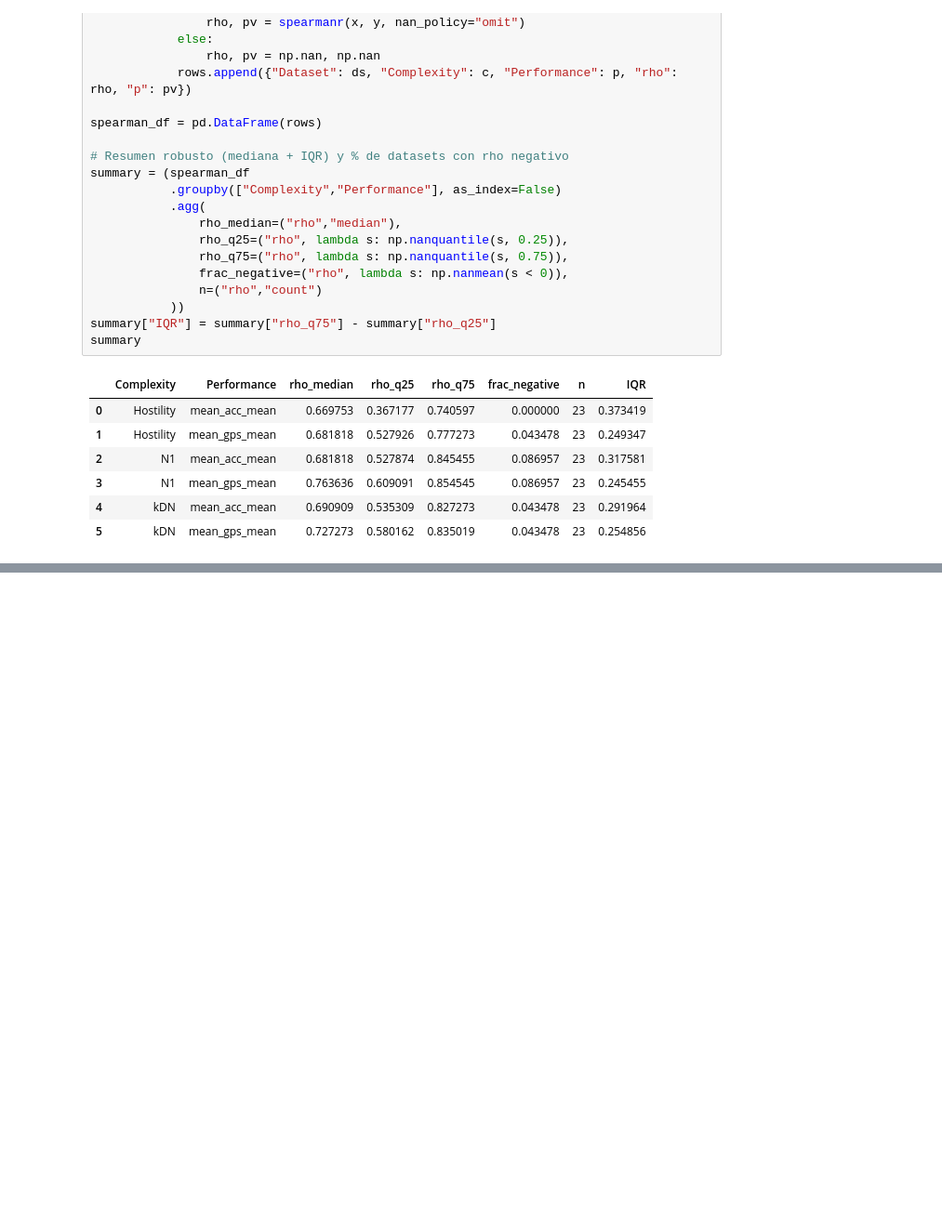
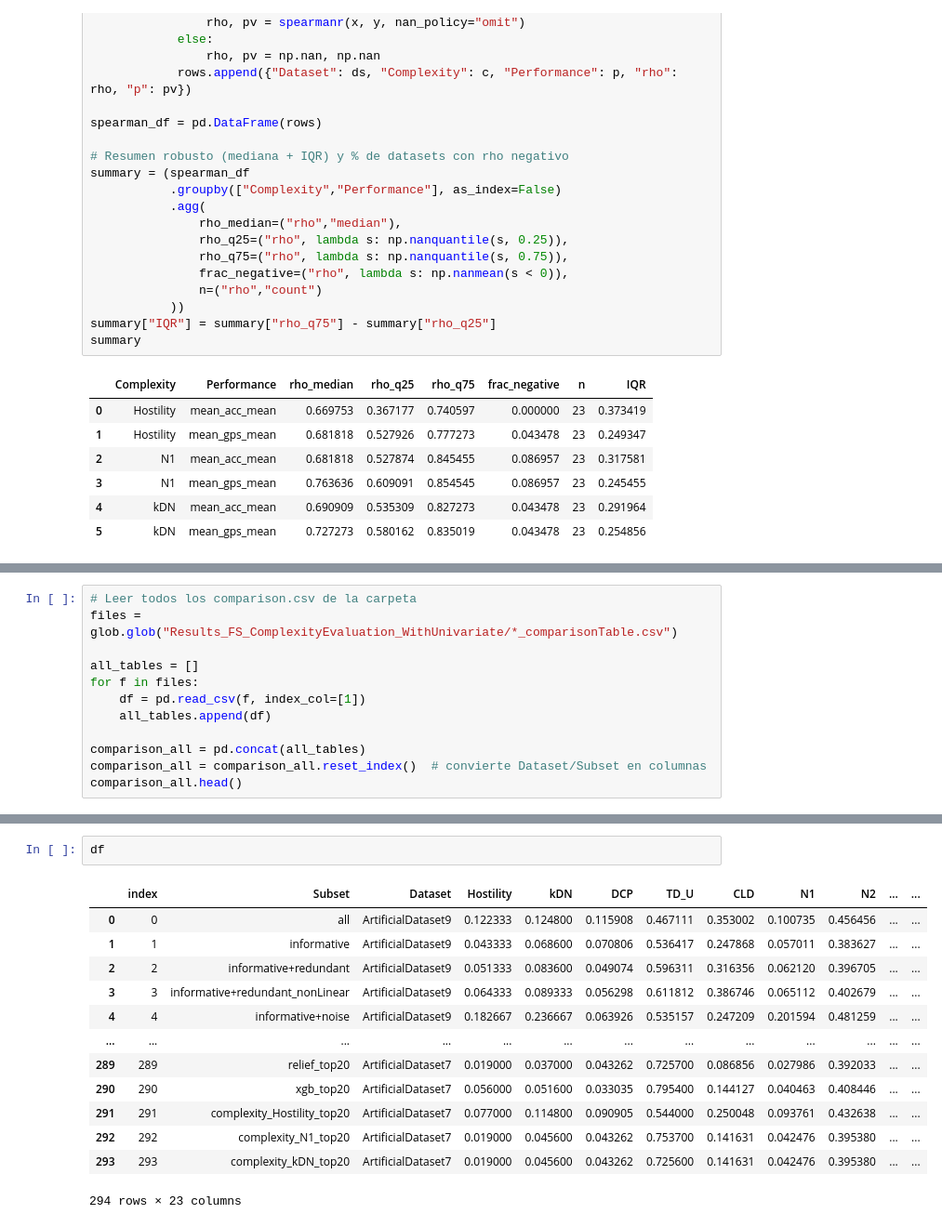
Before and after one commit to carmenlancho/FeatureSelection_Complexity, a Jupyter notebook: Notebooks/ResultadosIDEAL"026.ipynb, the cells around one changed output, grey strips where cells are left out. Shown at 93% size. Cells and saved outputs as stored; diff of their text form; blank space fills up the shorter version.

Commit message:
resultados con la versión univariante

```diff
--- a/Notebooks/ResultadosIDEAL"026.ipynb
+++ b/Notebooks/ResultadosIDEAL"026.ipynb
@@ -504,0 +507,12 @@ summary
+# %%
+# Leer todos los comparison.csv de la carpeta
+files = glob.glob("Results_FS_ComplexityEvaluation_WithUnivariate/*_comparisonTable.csv")
+
+all_tables = []
+for f in files:
+    df = pd.read_csv(f, index_col=[1])
+    all_tables.append(df)
+
+comparison_all = pd.concat(all_tables)
+comparison_all = comparison_all.reset_index()  # convierte Dataset/Subset en columnas
+comparison_all.head()
@@ -504,0 +527,16 @@ summary
+# %%
+df
+# %% [output]
+|  | index | Subset | Dataset | Hostility | kDN | DCP | TD_U | CLD | N1 | N2 | ... | ... |
+| 0 | 0 | all | ArtificialDataset9 | 0.122333 | 0.124800 | 0.115908 | 0.467111 | 0.353002 | 0.100735 | 0.456456 | ... | ... |
+| 1 | 1 | informative | ArtificialDataset9 | 0.043333 | 0.068600 | 0.070806 | 0.536417 | 0.247868 | 0.057011 | 0.383627 | ... | ... |
+| 2 | 2 | informative+redundant | ArtificialDataset9 | 0.051333 | 0.083600 | 0.049074 | 0.596311 | 0.316356 | 0.062120 | 0.396705 | ... | ... |
+| 3 | 3 | informative+redundant_nonLinear | ArtificialDataset9 | 0.064333 | 0.089333 | 0.056298 | 0.611812 | 0.386746 | 0.065112 | 0.402679 | ... | ... |
+| 4 | 4 | informative+noise | ArtificialDataset9 | 0.182667 | 0.236667 | 0.063926 | 0.535157 | 0.247209 | 0.201594 | 0.481259 | ... | ... |
+| ... | ... | ... | ... | ... | ... | ... | ... | ... | ... | ... | ... | ... |
+| 289 | 289 | relief_top20 | ArtificialDataset7 | 0.019000 | 0.037000 | 0.043262 | 0.725700 | 0.086856 | 0.027986 | 0.392033 | ... | ... |
+| 290 | 290 | xgb_top20 | ArtificialDataset7 | 0.056000 | 0.051600 | 0.033035 | 0.795400 | 0.144127 | 0.040463 | 0.408446 | ... | ... |
+| 291 | 291 | complexity_Hostility_top20 | ArtificialDataset7 | 0.077000 | 0.114800 | 0.090905 | 0.544000 | 0.250048 | 0.093761 | 0.432638 | ... | ... |
+| 292 | 292 | complexity_N1_top20 | ArtificialDataset7 | 0.019000 | 0.045600 | 0.043262 | 0.753700 | 0.141631 | 0.042476 | 0.395380 | ... | ... |
+| 293 | 293 | complexity_kDN_top20 | ArtificialDataset7 | 0.019000 | 0.045600 | 0.043262 | 0.725600 | 0.141631 | 0.042476 | 0.395380 | ... | ... |
+294 rows × 23 columns
```
Also changed, not shown: parts of 3 cells of this notebook, 1 other file.
